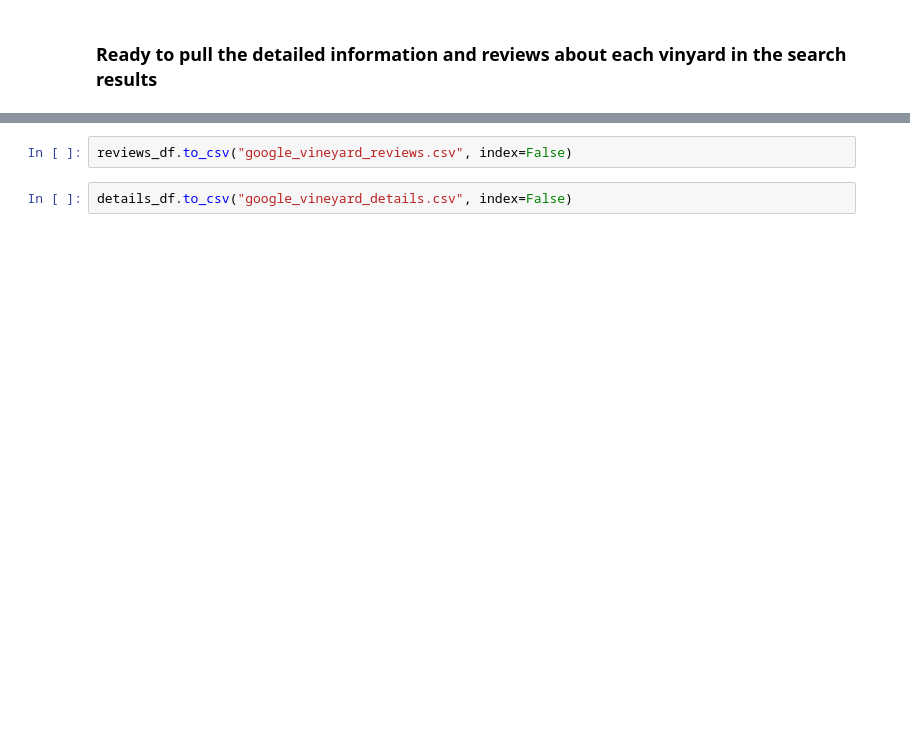
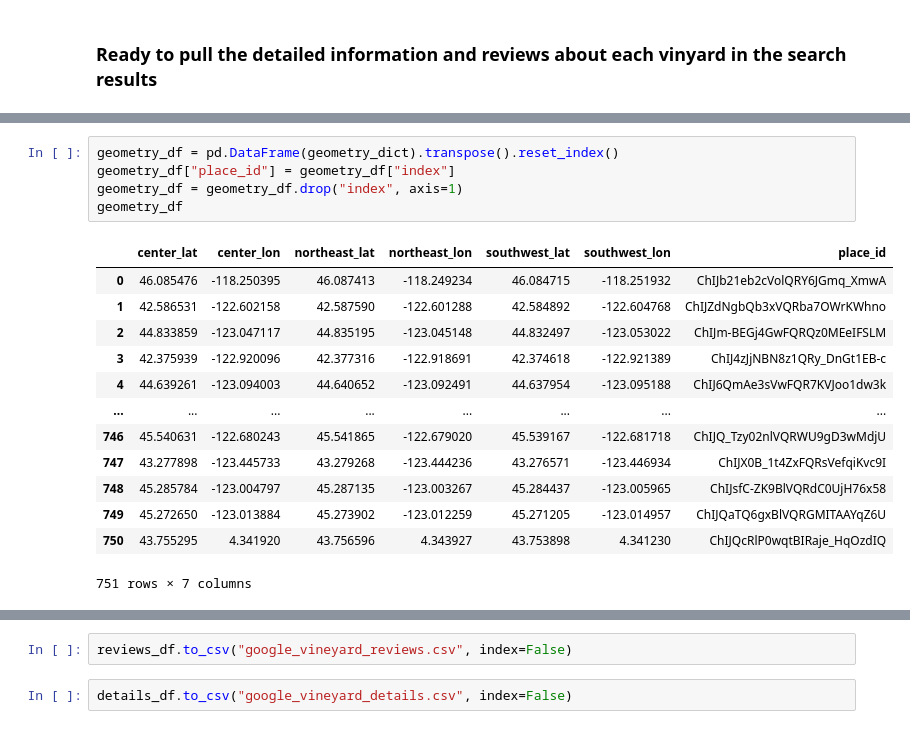
Before and after one commit to Bag0niku/Oregon_Wine, a Jupyter notebook: data/nick_testing_google_places_api.ipynb, the cells around one changed output, grey strips where cells are left out. Drawn from its saved outputs; the diff is of its cells as text; blank space fills up the shorter version.

```diff
--- a/data/nick_testing_google_places_api.ipynb
+++ b/data/nick_testing_google_places_api.ipynb
@@ -659,0 +777,19 @@ reviews_df
+# %%
+geometry_df = pd.DataFrame(geometry_dict).transpose().reset_index()
+geometry_df["place_id"] = geometry_df["index"]
+geometry_df = geometry_df.drop("index", axis=1)
+geometry_df
+# %% [output]
+|  | center_lat | center_lon | northeast_lat | northeast_lon | southwest_lat | southwest_lon | place_id |
+| 0 | 46.085476 | -118.250395 | 46.087413 | -118.249234 | 46.084715 | -118.251932 | ChIJb21eb2cVolQRY6JGmq_XmwA |
+| 1 | 42.586531 | -122.602158 | 42.587590 | -122.601288 | 42.584892 | -122.604768 | ChIJZdNgbQb3xVQRba7OWrKWhno |
+| 2 | 44.833859 | -123.047117 | 44.835195 | -123.045148 | 44.832497 | -123.053022 | ChIJm-BEGj4GwFQRQz0MEeIFSLM |
+| 3 | 42.375939 | -122.920096 | 42.377316 | -122.918691 | 42.374618 | -122.921389 | ChIJ4zJjNBN8z1QRy_DnGt1EB-c |
+| 4 | 44.639261 | -123.094003 | 44.640652 | -123.092491 | 44.637954 | -123.095188 | ChIJ6QmAe3sVwFQR7KVJoo1dw3k |
+| ... | ... | ... | ... | ... | ... | ... | ... |
+| 746 | 45.540631 | -122.680243 | 45.541865 | -122.679020 | 45.539167 | -122.681718 | ChIJQ_Tzy02nlVQRWU9gD3wMdjU |
+| 747 | 43.277898 | -123.445733 | 43.279268 | -123.444236 | 43.276571 | -123.446934 | ChIJX0B_1t4ZxFQRsVefqiKvc9I |
+| 748 | 45.285784 | -123.004797 | 45.287135 | -123.003267 | 45.284437 | -123.005965 | ChIJsfC-ZK9BlVQRdC0UjH76x58 |
+| 749 | 45.272650 | -123.013884 | 45.273902 | -123.012259 | 45.271205 | -123.014957 | ChIJQaTQ6gxBlVQRGMITAAYqZ6U |
+| 750 | 43.755295 | 4.341920 | 43.756596 | 4.343927 | 43.753898 | 4.341230 | ChIJQcRlP0wqtBIRaje_HqOzdIQ |
+751 rows × 7 columns
```
Also changed, not shown: parts of 66 cells of this notebook, 3 other files.
